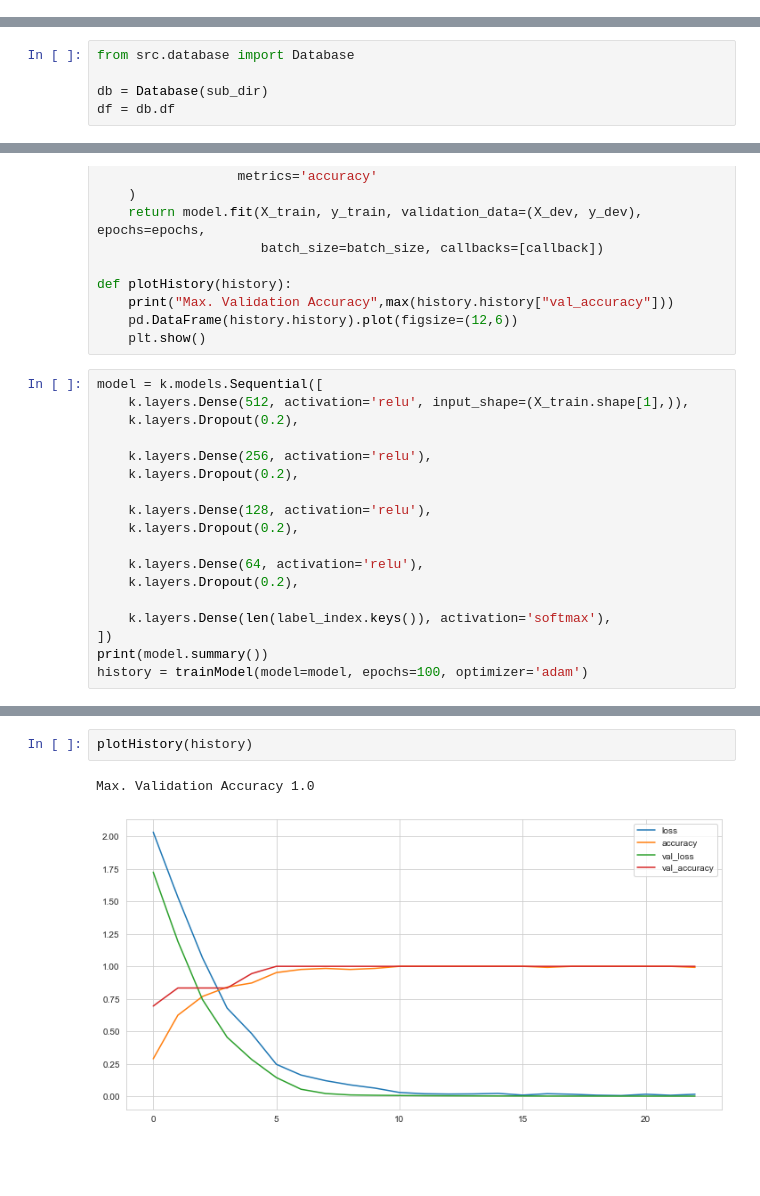
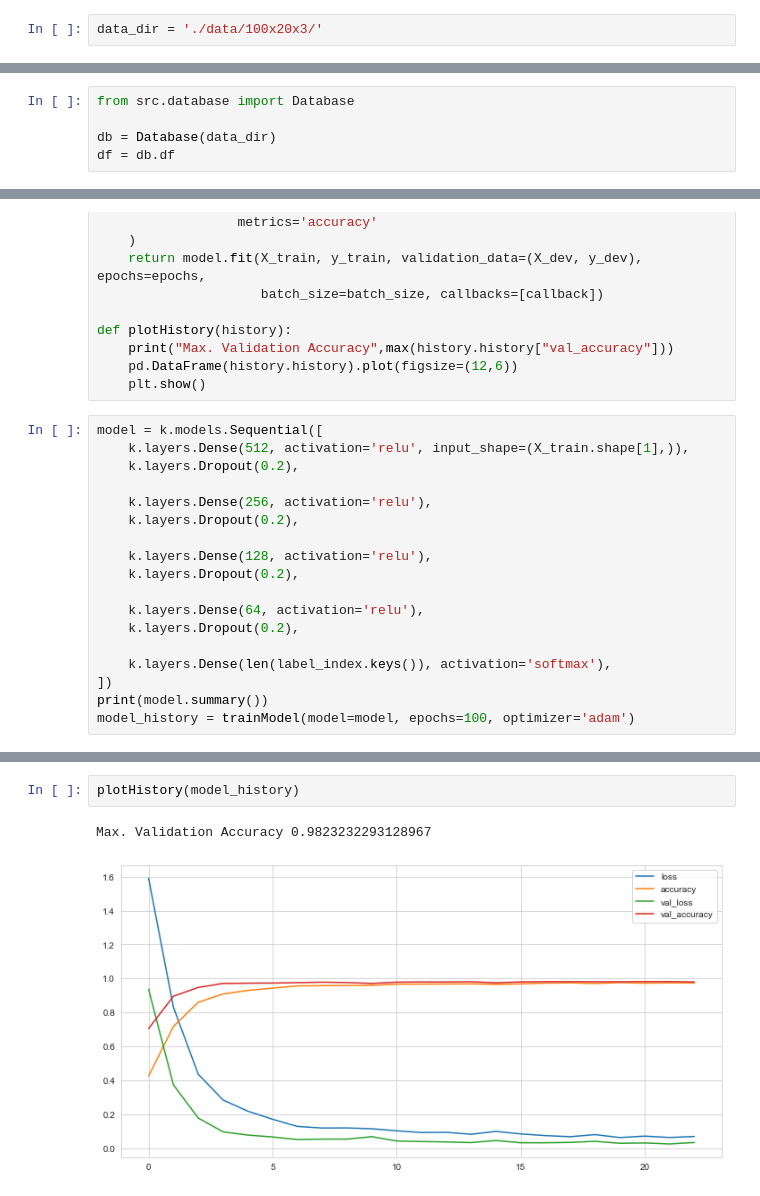
Before and after one commit to drumni/wave-classification-server, a Jupyter notebook: 3. Train your Model.ipynb, the cells around one changed output, grey strips where cells are left out. Cells and saved outputs as stored; diff of their text form; blank space fills up the shorter version.

```diff
--- a/3. Train your Model.ipynb
+++ b/3. Train your Model.ipynb
@@ -24,9 +22,11 @@ sub_dir = './data/2x10x3/'
+# %%
+data_dir = './data/100x20x3/'
 # %% [markdown]
 ### About the dataset
 # %%
 from src.database import Database
 
-db = Database(sub_dir)
+db = Database(data_dir)
 df = db.df
 # %%
 df.head()
@@ -183,5 +183,5 @@ model = k.models.Sequential([
     k.layers.Dense(len(label_index.keys()), activation='softmax'),
 ])
 print(model.summary())
-history = trainModel(model=model, epochs=100, optimizer='adam')
+model_history = trainModel(model=model, epochs=100, optimizer='adam')
 # %% [output]
@@ -205,8 +205,8 @@ Epoch 23/100
 # %%
-plotHistory(history)
+plotHistory(model_history)
 # %% [output]
-Max. Validation Accuracy 1.0
+Max. Validation Accuracy 0.9823232293128967
-[figure, old version]
+[figure, new version]
 # %%
 test_loss, test_acc  = model.evaluate(X_test, y_test, batch_size=128)
 print("The test Loss is :",test_loss)
```
Also changed, not shown: parts of 8 cells of this notebook, 4 other files.
